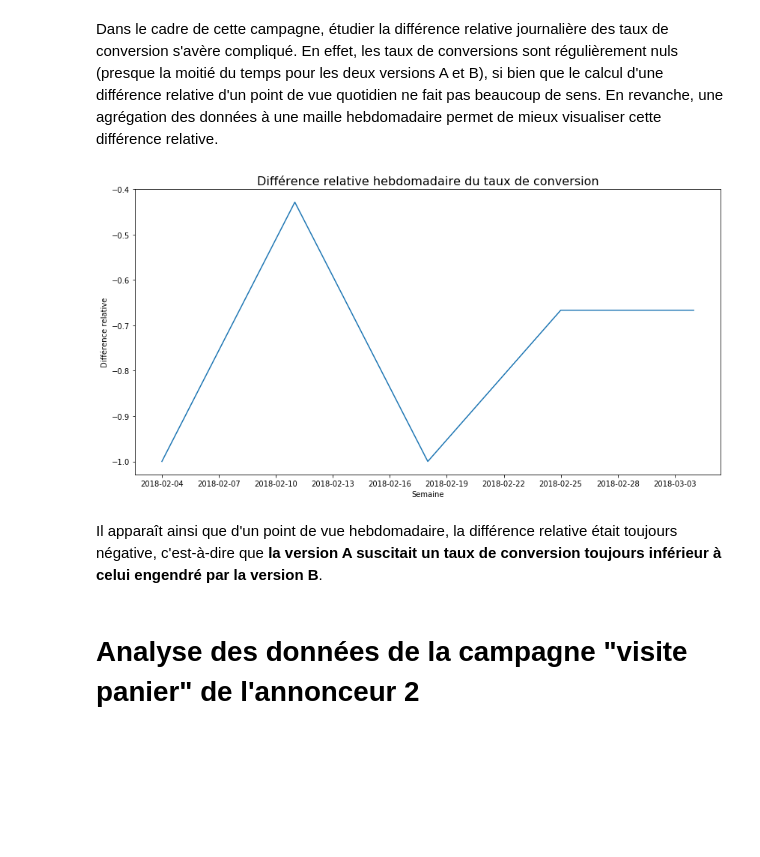
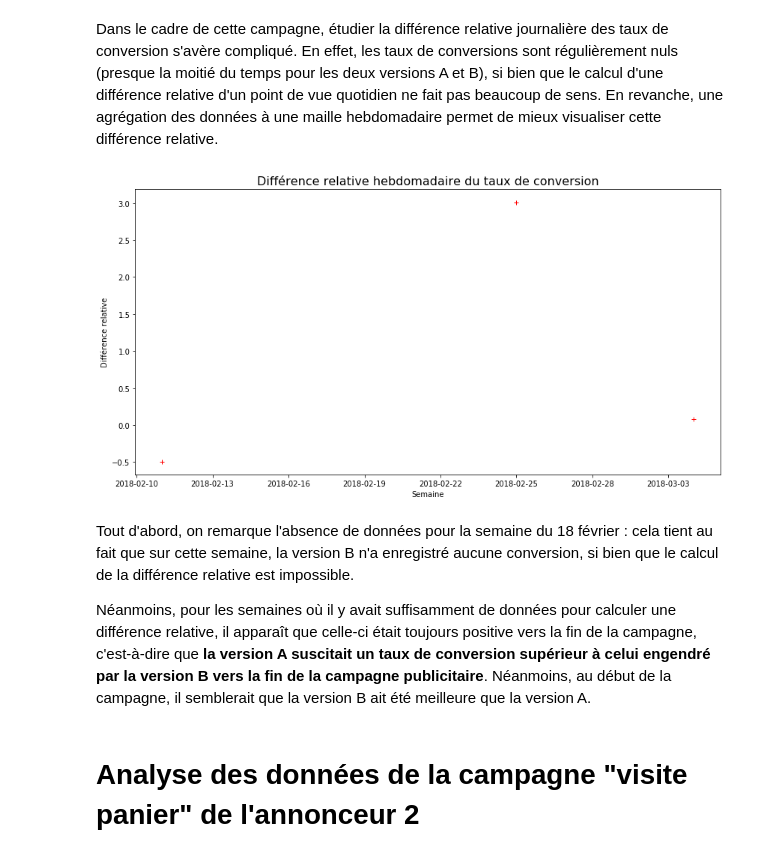
Before and after one commit to mariondechallens/1000mercis, a Jupyter notebook: Analyses/annonceur2_campaign1_visite_panier.ipynb, the cells around one changed output. Drawn from its saved outputs; the diff is of its cells as text; code cells hidden in the pictures; blank space fills up the shorter version.

Commit message:
correction courbes
Correction sur les taux de conversion

```diff
--- a/Analyses/annonceur2_campaign1_visite_panier.ipynb
+++ b/Analyses/annonceur2_campaign1_visite_panier.ipynb
@@ -35,22 +35,24 @@ Dans le cadre de cette campagne, étudier la différence relative journalière d
 # %%
 weekly_datasetA = datasetA.resample('W').sum()
 weekly_datasetA['conv_rate'] = weekly_datasetA['n_convs'] / weekly_datasetA['total_impressions']
 
 weekly_datasetB = datasetB.resample('W').sum()
 weekly_datasetB['conv_rate'] = weekly_datasetB['n_convs'] / weekly_datasetB['total_impressions']
 
 weekly_relative_difference = (weekly_datasetA - weekly_datasetB) / weekly_datasetB
 
 plt.rcParams["figure.figsize"] = (14,7)
-plt.plot(weekly_relative_difference.index, weekly_relative_difference['conv_rate'])
+plt.plot(weekly_relative_difference.index, weekly_relative_difference['conv_rate'], 'r+')
 plt.xlabel('Semaine')
 plt.ylabel('Différence relative')
 plt.title('Différence relative hebdomadaire du taux de conversion', fontsize=16)
 plt.show()
 # %% [output]
-[figure, old version]
+[figure, new version]
-# %% [markdown]
-Il apparaît ainsi que d'un point de vue hebdomadaire, la différence relative était toujours négative, c'est-à-dire que **la version A suscitait un taux de conversion toujours inférieur à celui engendré par la version B**.
+# %% [markdown]
+Tout d'abord, on remarque l'absence de données pour la semaine du 18 février : cela tient au fait que sur cette semaine, la version B n'a enregistré aucune conversion, si bien que le calcul de la différence relative est impossible.
+
+Néanmoins, pour les semaines où il y avait suffisamment de données pour calculer une différence relative, il apparaît que celle-ci était toujours positive vers la fin de la campagne, c'est-à-dire que **la version A suscitait un taux de conversion supérieur à celui engendré par la version B vers la fin de la campagne publicitaire**. Néanmoins, au début de la campagne, il semblerait que la version B ait été meilleure que la version A.
 # %% [markdown]
 # Analyse des données de la campagne "visite panier" de l'annonceur 2
 # %% [markdown]
```
Also changed, not shown: parts of 15 cells of this notebook.
